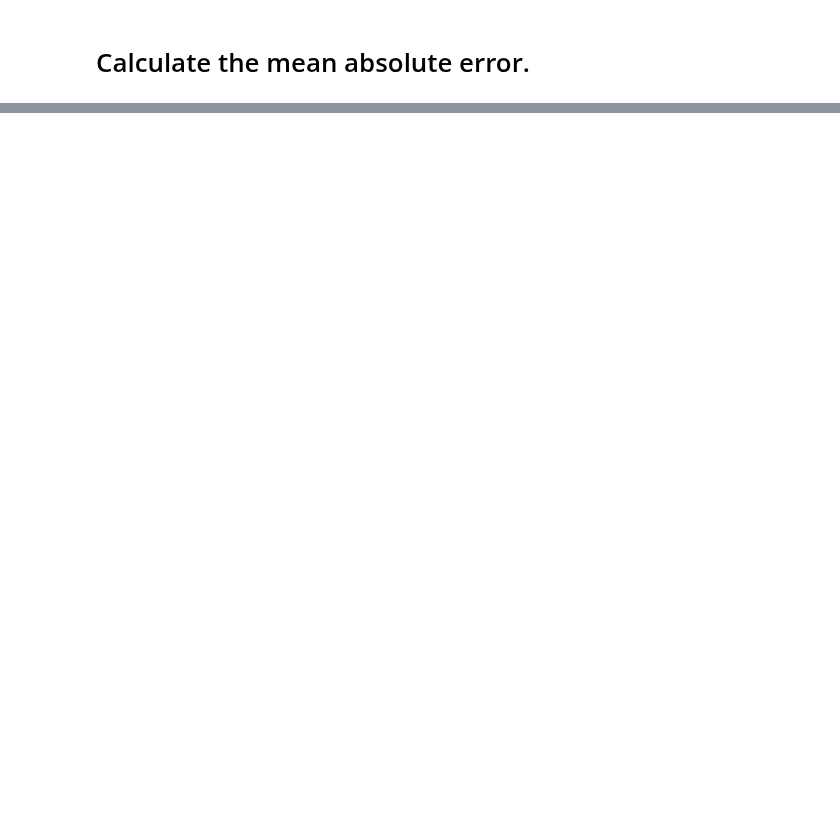
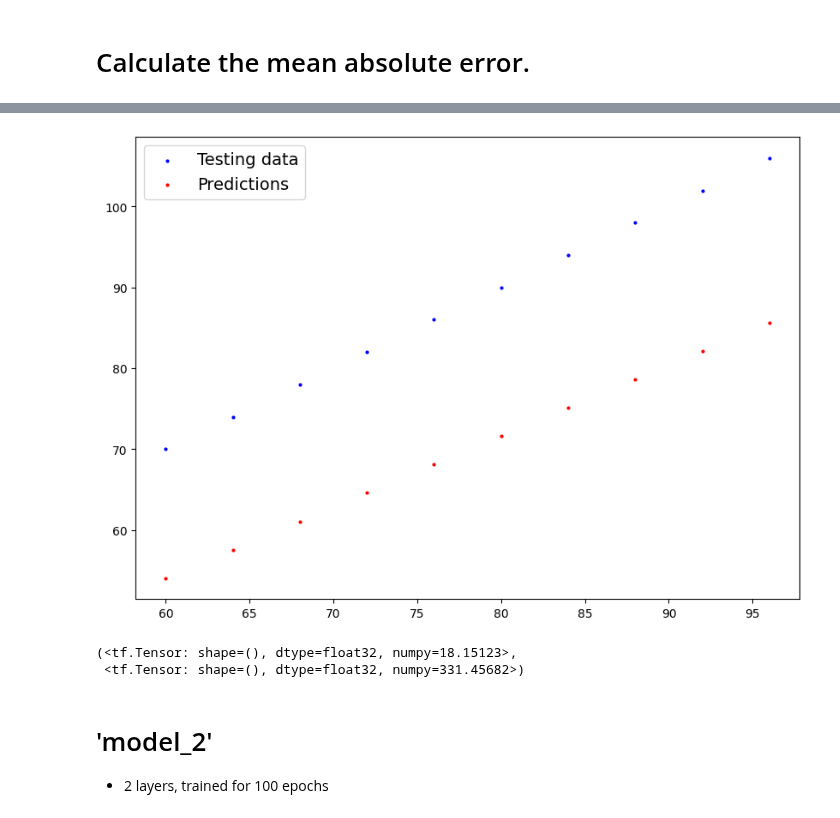
Before and after one commit to LivingstonTardzenyuy/Deep-Learning-with-TensorFlow, a Jupyter notebook: 01_neural_network_regression_with_tensorflow.ipynb, the cells around one changed output, grey strips where cells are left out. Drawn from its saved outputs; the diff is of its cells as text; code cells hidden in the pictures; blank space fills up the shorter version.

Commit message:
Improving our model

```diff
--- a/01_neural_network_regression_with_tensorflow.ipynb
+++ b/01_neural_network_regression_with_tensorflow.ipynb
@@ -485,0 +567,18 @@ array([[-9.831721]], dtype=float32)
+# %%
+# Set random seed
+tf.random.set_seed(42)
+
+# 1. create the model
+model_1 = tf.keras.Sequential([
+    tf.keras.layers.Dense(1)
+])
+
+# 2. Compile the model
+model_1.compile(
+    loss = tf.keras.losses.mae,
+    optimizer = tf.keras.optimizers.SGD(),
+    metrics = ['mae']
+)
+
+# 3. fit the model
+model_1.fit(X_train, y_train, epochs = 100)
@@ -485,0 +604,24 @@ array([[-9.831721]], dtype=float32)
+# %%
+def plot_predictions(predictions=None):
+  """
+  Plots the predicted values against the true values.
+
+  Args:
+    predictions: The predicted values.
+  """
+  # Reshape X_test to a 1D array for plotting
+  X_test_1d = X_test.reshape(-1)
+
+  plt.figure(figsize=(10, 7))
+  plt.scatter(X_test_1d, y_test, c='b', s=4, label="Testing data")
+  if predictions is not None:
+    plt.scatter(X_test_1d, predictions, c='r', s=4, label="Predictions")
+  plt.legend(prop={"size": 14})
+  plt.show()
+# %%
+# Make and plot predictions
+
+y_preds_1 = model_1.predict(X_test)
+
+plot_predictions(predictions=y_preds_1)
+# %% [output]
@@ -485,0 +629,15 @@ array([[-9.831721]], dtype=float32)
+[figure, added]
+# %%
+ # calculate model_1 evalution metrics.
+
+ mae_1 = mae(y_test, tf.squeeze(y_preds_1))
+ mse_1 = mse(y_test, tf.squeeze(y_preds_1))
+
+ mae_1, mse_1
+# %% [output]
+(<tf.Tensor: shape=(), dtype=float32, numpy=18.15123>,
+ <tf.Tensor: shape=(), dtype=float32, numpy=331.45682>)
+# %% [markdown]
+# 'model_2'
+
+- 2 layers, trained for 100 epochs
```
Also changed, not shown: parts of 31 cells of this notebook.
